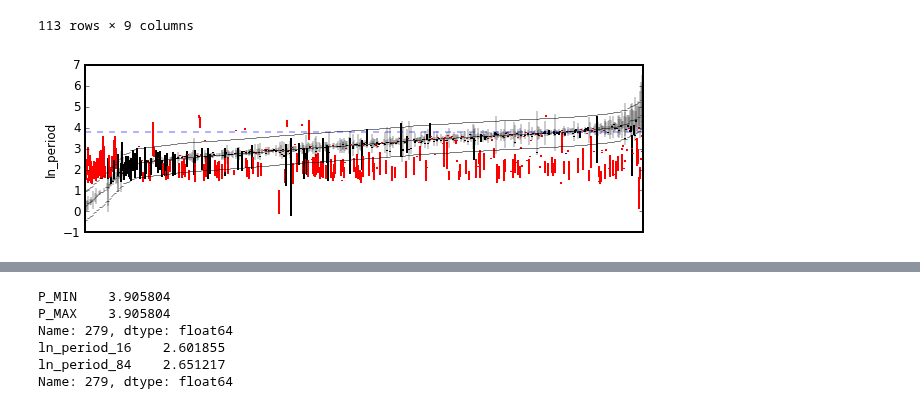
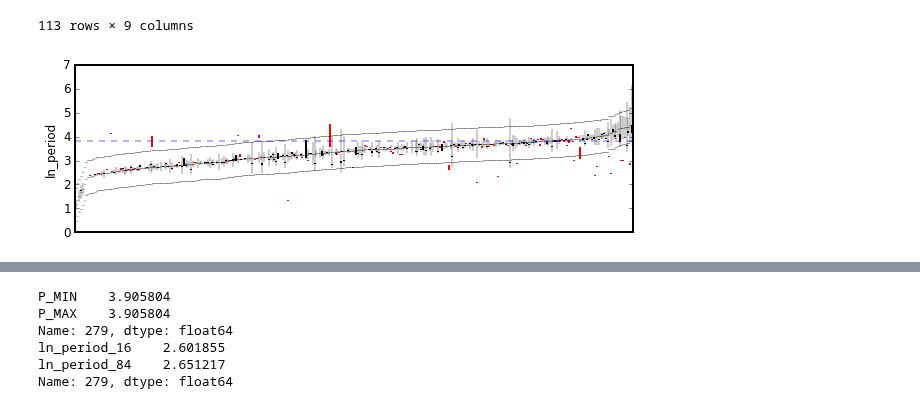
Before and after one commit to RuthAngus/GProtation, a Jupyter notebook: notebooks_tdm/summary.ipynb, the cells around one changed output, grey strips where cells are left out. Drawn from its saved outputs; the diff is of its cells as text; code cells hidden in the pictures.

```diff
--- a/notebooks_tdm/summary.ipynb
+++ b/notebooks_tdm/summary.ipynb
@@ -212,15 +208,21 @@ df_acf_all.query('good_pred != good')[cols + ['good_pred']]
 | 942 | 60 | 36.649 | 0.205 | 14.715 | 8.76 | 91.781180 | 1.08 | False | True |
 | 955 | 20 | 22.504 | 0.845 | 31.501 | 75.83 | 49.287046 | 1.54 | False | True |
 113 rows × 9 columns
+# %%
+%matplotlib inline
+import matplotlib.pyplot as plt
+from matplotlib.collections import LineCollection
+
+import mpld3
+from mpld3 import plugins
+mpld3.enable_notebook()
+
+resultsdir = '../results'
+df = summarize_fits(resultsdir, truths='aigrain')
+df = df.join(AigrainTruths().df)
+m = df.ln_G_50 < 5
+df = df[m]
 # %%
-%matplotlib inline
-import matplotlib.pyplot as plt
-from matplotlib.collections import LineCollection
-
-import mpld3
-from mpld3 import plugins
-mpld3.enable_notebook()
-
 inds = df.index[np.argsort(df.aigrain_p_mean)]
 fig, ax = plt.subplots(1, 1, figsize=(10,3))
 lines = []
@@ -230,7 +232,8 @@ ln2 = np.log(2)
 di = 0.5
 bad_shortP = []
 bad_longP = []
-highlight = [466]
+highlight = []
+good_fits = []
 for i,ix in enumerate(inds):
     ymin, ymax = df.ix[ix, ['aigrain_p_min', 'aigrain_p_max']]
     ymean = (ymin + ymax)/2.
@@ -242,31 +245,33 @@ for i,ix in enumerate(inds):
 #     y_tau = np.log(tau*peq)
 #     ax.plot([i-0.5, i+1.5], [y_tau, y_tau], color='k', lw=1)
 
 
     ylo, yhi = df.ix[ix, ['ln_period_16', 'ln_period_84']]
     if ix in highlight:
         color = 'b'
     elif (yhi < ymin) or (ylo > ymax):
         color='r'
         if yhi < ymin:
             bad_longP.append(ix)
         else:
             bad_shortP.append(ix)
     else:
+        if yhi - ylo < 0.2:
+            good_fits.append(ix)
         color='k'
     lines.append(([i,ylo], [i,yhi]))
     colors.append(color)
     label = '{}: AMP={:.2e}'.format(ix, df.ix[ix, 'AMP'])
     labels.append(label)
 
 collection = LineCollection(lines, colors=colors, linewidths=2)
 ax.add_collection(collection)
 ax.set_xlim((-0.5, i+0.5))
 ax.set_xticks([]);
 ax.set_ylabel('ln_period');
 ax.plot([-0.5, i+0.5], [np.log(45), np.log(45)], ls='--', color='b', alpha=0.3);
 
 tooltip = mpld3.plugins.PointLabelTooltip(collection, labels=labels)
 plugins.connect(fig, tooltip)
 # %% [output]
-[figure, old version]
+[figure, new version]
```
Also changed, not shown: parts of 11 cells of this notebook, 2 other files.
